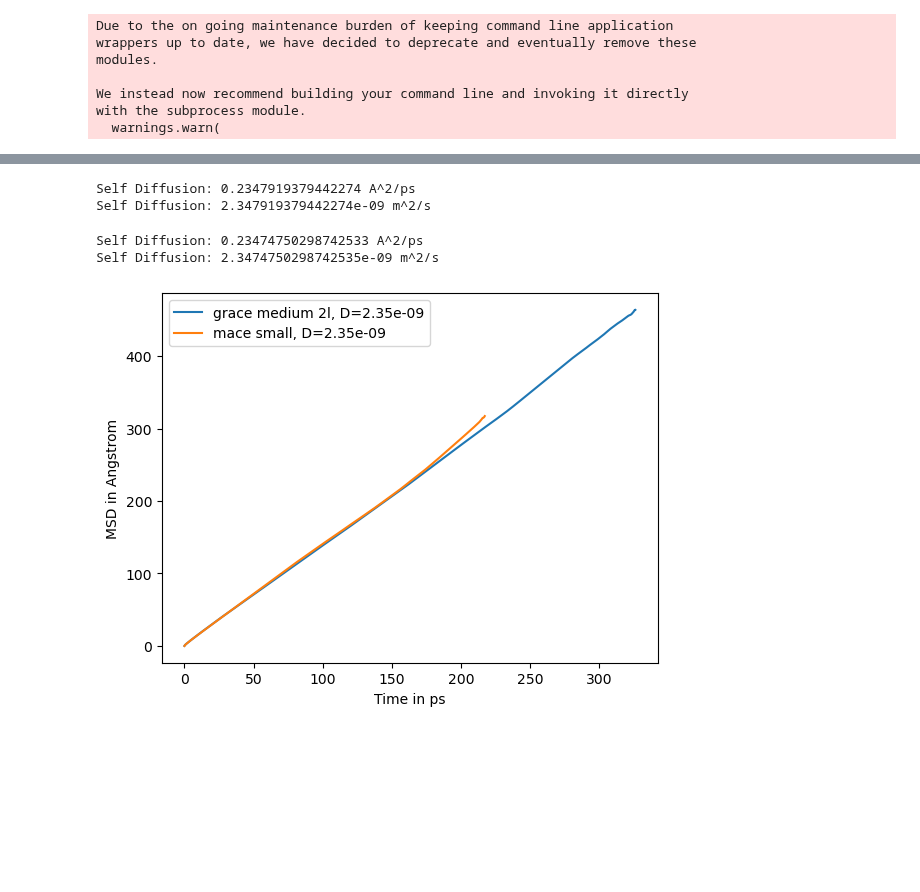
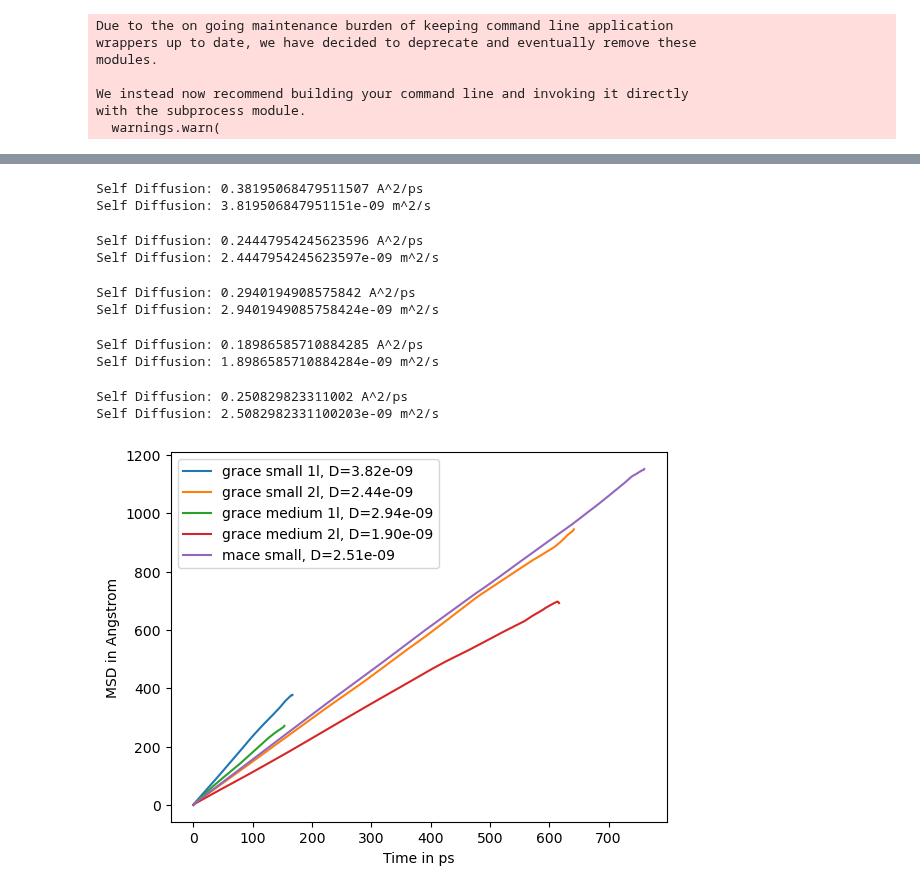
Before and after one commit to heid-lab/grace-off, a Jupyter notebook: analysis/diffusion.ipynb, the cells around one changed output, grey strips where cells are left out. Saved outputs shown, nothing was run; the diff lists cells and outputs as text; code cells hidden in the pictures; blank space fills up the shorter version.

```diff
--- a/analysis/diffusion.ipynb
+++ b/analysis/diffusion.ipynb
@@ -24,46 +42,56 @@ with the subprocess module.
 # %%
-traj={'grace medium 2l' : '../output/wat_grace_medium_a_wpS/wat_300_nvt.pdb',
-      'mace small' : '../output/wat_mace_small/wat_300_nvt.pdb'
-      }
+traj = {
+    "grace small 1l": "../output/1l_wat_grace_small_a_wpS/wat_300_nvt.pdb",
+    "grace small 2l": "../output/2l_wat_grace_small_a_wpS/wat_300_nvt.pdb",
+    "grace medium 1l": "../output/1l_wat_grace_medium_a_wpS/wat_300_nvt.pdb",
+    "grace medium 2l": "../output/2l_wat_grace_medium_a_wpS/wat_300_nvt.pdb",
+    "mace small": "../output/wat_mace_small/wat_300_nvt.pdb",
+}
 for model, path in traj.items():
     universe = mda.Universe(path)
     atoms = universe.atoms
-    transform = transformations.NoJump(atoms)
+    transform = NoJump(atoms)
     universe.trajectory.add_transformations(transform)
     MSD_mm = msd.EinsteinMSD(universe, select="all", msd_type="xyz", fft=True)
     MSD_mm.run(step=1)
 
     result_mm = MSD_mm.results.timeseries
     msd_all = result_mm
     nframes = MSD_mm.n_frames
-    timestep = 0.05  # in ps,  this needs to be the actual time between frames
+    timestep = 0.1  # in ps,  this needs to be the actual time between frames
     lagtimes = np.arange(nframes) * timestep  # make the lag-time axis
     lag = lagtimes
     # plot the actual MSD
     # plt.show()
 
     # linear_model = linregress(lagtimes[500:-100], result_mm[500:-100])
     linear_model = linregress(lagtimes, result_mm)
     slope = linear_model.slope
     error = linear_model.stderr
     D = slope / 6
     print(f"Self Diffusion: {D} A^2/ps")
     print(f"Self Diffusion: {D*10**-8} m^2/s")
     diffusion = D * 10**-8
     plt.plot(
         lagtimes,
         result_mm,
         label=f'{model.split("/")[-1].split(".")[0]}, D={diffusion:.2e}',
     )
     plt.ylabel("MSD in Angstrom")
     plt.xlabel("Time in ps")
 
     # ANI diffusion
 plt.legend()
 plt.show()
 # %% [output]
-Self Diffusion: 0.2347919379442274 A^2/ps
-Self Diffusion: 2.347919379442274e-09 m^2/s
+Self Diffusion: 0.38195068479511507 A^2/ps
+Self Diffusion: 3.819506847951151e-09 m^2/s
-Self Diffusion: 0.23474750298742533 A^2/ps
-Self Diffusion: 2.3474750298742535e-09 m^2/s
+Self Diffusion: 0.24447954245623596 A^2/ps
+Self Diffusion: 2.4447954245623597e-09 m^2/s
+Self Diffusion: 0.2940194908575842 A^2/ps
+Self Diffusion: 2.9401949085758424e-09 m^2/s
+Self Diffusion: 0.18986585710884285 A^2/ps
+Self Diffusion: 1.8986585710884284e-09 m^2/s
+Self Diffusion: 0.250829823311002 A^2/ps
+Self Diffusion: 2.5082982331100203e-09 m^2/s
-[figure, old version]
+[figure, new version]
```
Also changed, not shown: parts of 2 cells of this notebook, 2 other files.
